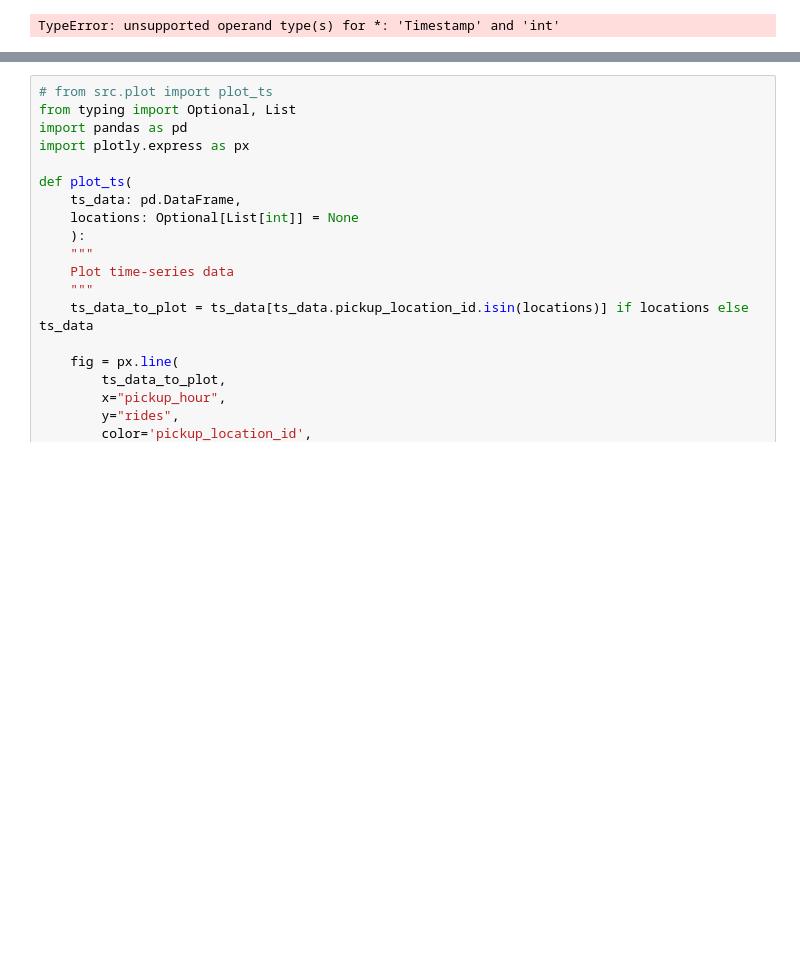
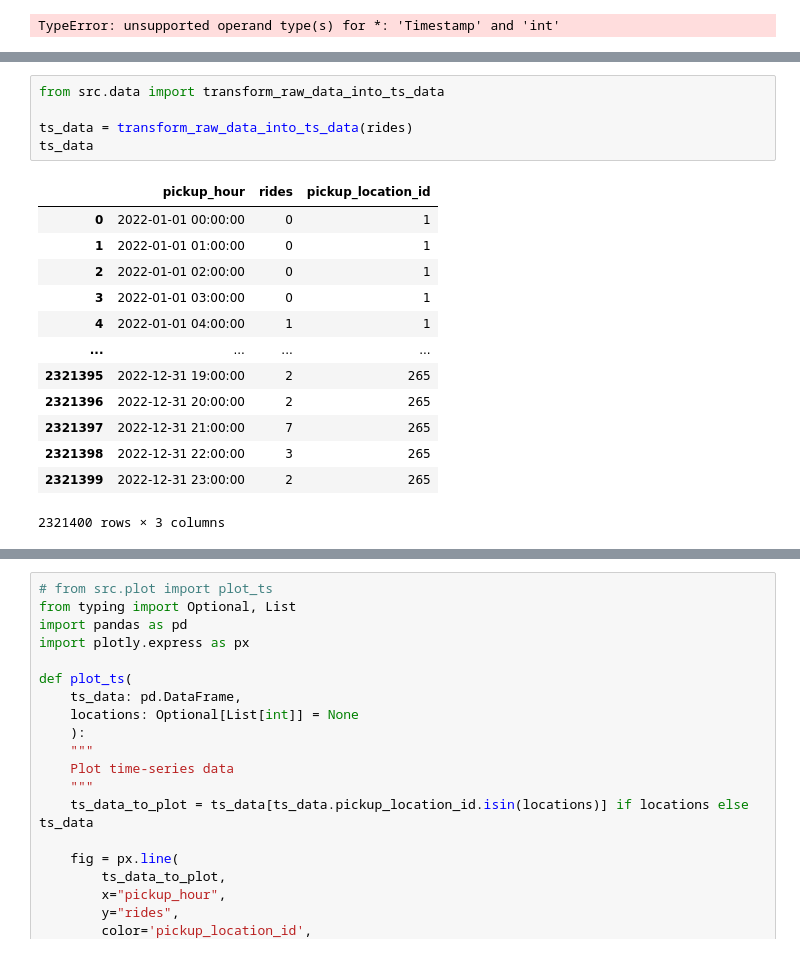
Before and after one commit to Anchit017/taxi_demand_predictor, a Jupyter notebook: notebooks/13_model_training_pipeline.ipynb, the cells around one changed output, grey strips where cells are left out. Drawn from its saved outputs; the diff is of its cells as text; blank space fills up the shorter version.

```diff
--- a/notebooks/13_model_training_pipeline.ipynb
+++ b/notebooks/13_model_training_pipeline.ipynb
@@ -58,3 +89,22 @@ TypeError: unsupported operand type(s) for *: 'Timestamp' and 'int'
+# %%
+from src.data import transform_raw_data_into_ts_data
+
+ts_data = transform_raw_data_into_ts_data(rides)
+ts_data
+# %% [output]
+|  | pickup_hour | rides | pickup_location_id |
+| 0 | 2022-01-01 00:00:00 | 0 | 1 |
+| 1 | 2022-01-01 01:00:00 | 0 | 1 |
+| 2 | 2022-01-01 02:00:00 | 0 | 1 |
+| 3 | 2022-01-01 03:00:00 | 0 | 1 |
+| 4 | 2022-01-01 04:00:00 | 1 | 1 |
+| ... | ... | ... | ... |
+| 2321395 | 2022-12-31 19:00:00 | 2 | 265 |
+| 2321396 | 2022-12-31 20:00:00 | 2 | 265 |
+| 2321397 | 2022-12-31 21:00:00 | 7 | 265 |
+| 2321398 | 2022-12-31 22:00:00 | 3 | 265 |
+| 2321399 | 2022-12-31 23:00:00 | 2 | 265 |
+2321400 rows × 3 columns
 # %%
 ts_data.sort_values(by=['pickup_location_id', 'pickup_hour'], inplace=True)
 ts_data
```
Also changed, not shown: parts of 13 cells of this notebook, 13 other files.
